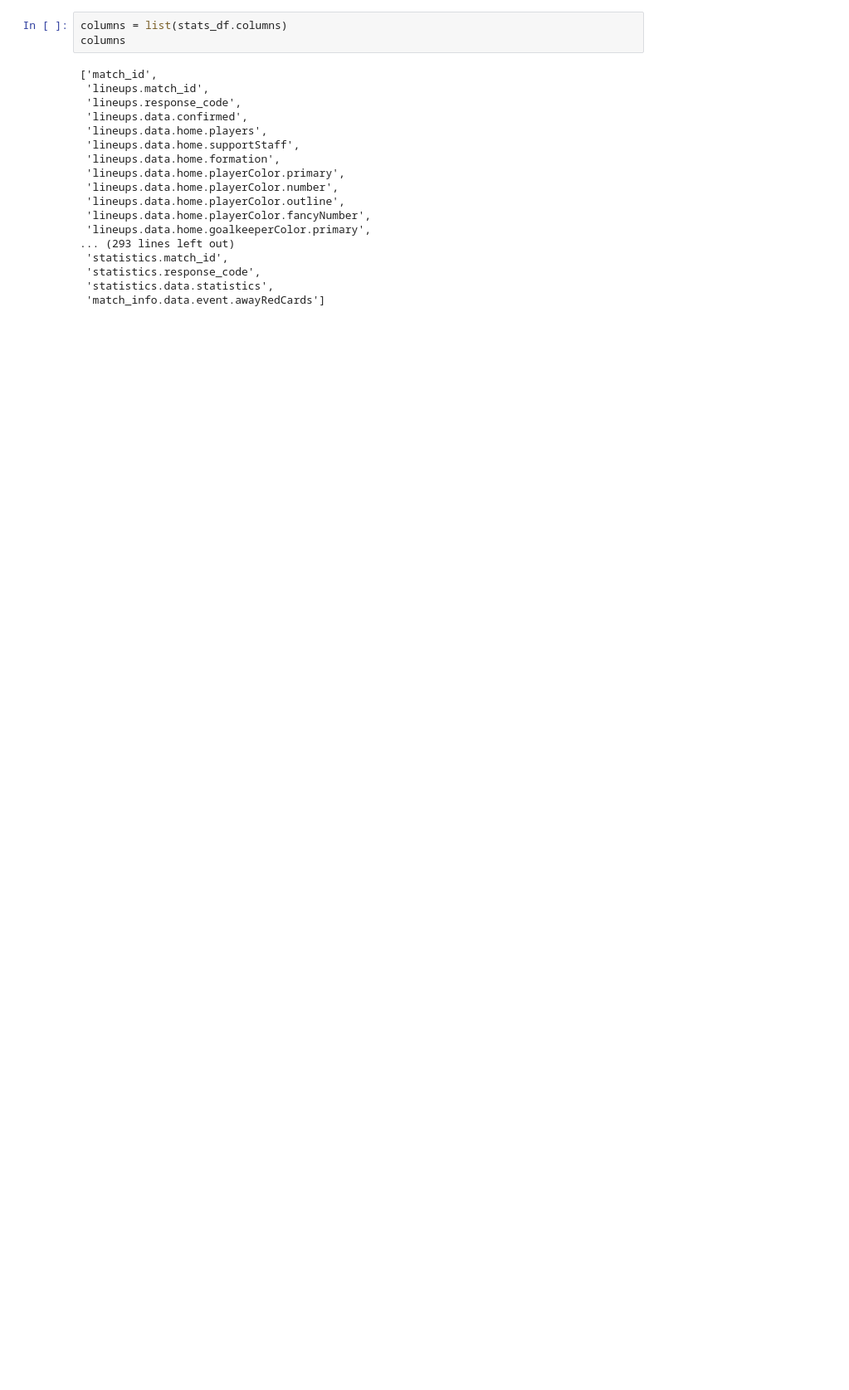
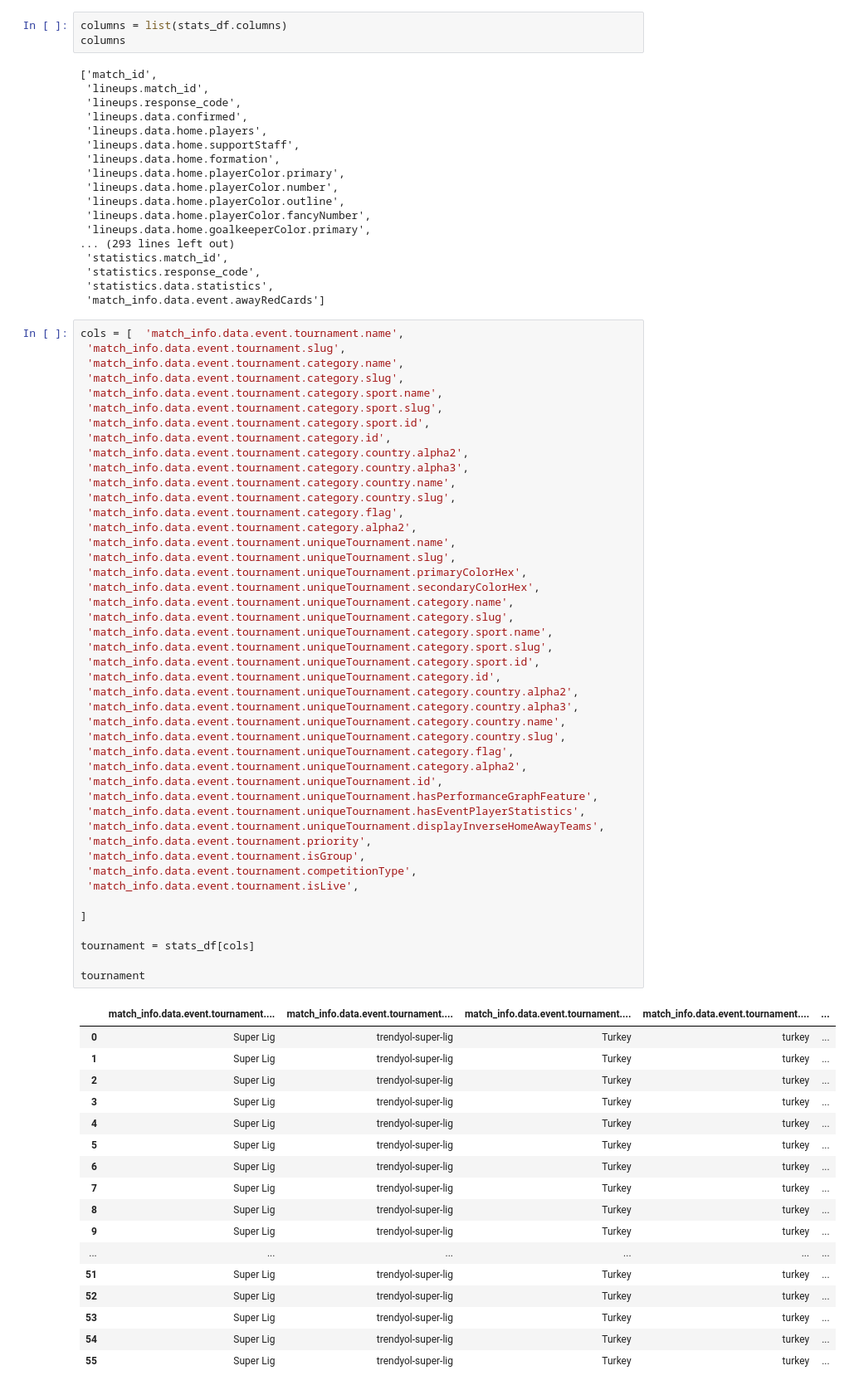
Before and after one commit to Ahmetyldrr/FxF, a Jupyter notebook: DataBaseKontrol.ipynb, the cells around one changed output. Shown: that part at 83% size. Cells and saved outputs as stored; diff of their text form; blank space fills up the shorter version.

```diff
--- a/DataBaseKontrol.ipynb
+++ b/DataBaseKontrol.ipynb
@@ -61,3 +79,66 @@ columns
  'statistics.response_code',
  'statistics.data.statistics',
  'match_info.data.event.awayRedCards']
+# %%
+cols = [  'match_info.data.event.tournament.name',
+ 'match_info.data.event.tournament.slug',
+ 'match_info.data.event.tournament.category.name',
+ 'match_info.data.event.tournament.category.slug',
+ 'match_info.data.event.tournament.category.sport.name',
+ 'match_info.data.event.tournament.category.sport.slug',
+ 'match_info.data.event.tournament.category.sport.id',
+ 'match_info.data.event.tournament.category.id',
+ 'match_info.data.event.tournament.category.country.alpha2',
+ 'match_info.data.event.tournament.category.country.alpha3',
+ 'match_info.data.event.tournament.category.country.name',
+ 'match_info.data.event.tournament.category.country.slug',
+ 'match_info.data.event.tournament.category.flag',
+ 'match_info.data.event.tournament.category.alpha2',
+ 'match_info.data.event.tournament.uniqueTournament.name',
+ 'match_info.data.event.tournament.uniqueTournament.slug',
+ 'match_info.data.event.tournament.uniqueTournament.primaryColorHex',
+ 'match_info.data.event.tournament.uniqueTournament.secondaryColorHex',
+ 'match_info.data.event.tournament.uniqueTournament.category.name',
+ 'match_info.data.event.tournament.uniqueTournament.category.slug',
+ 'match_info.data.event.tournament.uniqueTournament.category.sport.name',
+ 'match_info.data.event.tournament.uniqueTournament.category.sport.slug',
+ 'match_info.data.event.tournament.uniqueTournament.category.sport.id',
+ 'match_info.data.event.tournament.uniqueTournament.category.id',
+ 'match_info.data.event.tournament.uniqueTournament.category.country.alpha2',
+ 'match_info.data.event.tournament.uniqueTournament.category.country.alpha3',
+ 'match_info.data.event.tournament.uniqueTournament.category.country.name',
+ 'match_info.data.event.tournament.uniqueTournament.category.country.slug',
+ 'match_info.data.event.tournament.uniqueTournament.category.flag',
+ 'match_info.data.event.tournament.uniqueTournament.category.alpha2',
+ 'match_info.data.event.tournament.uniqueTournament.id',
+ 'match_info.data.event.tournament.uniqueTournament.hasPerformanceGraphFeature',
+ 'match_info.data.event.tournament.uniqueTournament.hasEventPlayerStatistics',
+ 'match_info.data.event.tournament.uniqueTournament.displayInverseHomeAwayTeams',
+ 'match_info.data.event.tournament.priority',
+ 'match_info.data.event.tournament.isGroup',
+ 'match_info.data.event.tournament.competitionType',
+ 'match_info.data.event.tournament.isLive',
+
+]
+
+tournament = stats_df[cols]
+
+tournament
+# %% [output]
+|  | match_info.data.event.tournament.... | match_info.data.event.tournament.... | match_info.data.event.tournament.... | match_info.data.event.tournament.... | ... |
+| 0 | Super Lig | trendyol-super-lig | Turkey | turkey | ... |
+| 1 | Super Lig | trendyol-super-lig | Turkey | turkey | ... |
+| 2 | Super Lig | trendyol-super-lig | Turkey | turkey | ... |
+| 3 | Super Lig | trendyol-super-lig | Turkey | turkey | ... |
+| 4 | Super Lig | trendyol-super-lig | Turkey | turkey | ... |
+| 5 | Super Lig | trendyol-super-lig | Turkey | turkey | ... |
+| 6 | Super Lig | trendyol-super-lig | Turkey | turkey | ... |
+| 7 | Super Lig | trendyol-super-lig | Turkey | turkey | ... |
+| 8 | Super Lig | trendyol-super-lig | Turkey | turkey | ... |
+| 9 | Super Lig | trendyol-super-lig | Turkey | turkey | ... |
+| ... | ... | ... | ... | ... | ... |
+| 51 | Super Lig | trendyol-super-lig | Turkey | turkey | ... |
+| 52 | Super Lig | trendyol-super-lig | Turkey | turkey | ... |
+| 53 | Super Lig | trendyol-super-lig | Turkey | turkey | ... |
+| 54 | Super Lig | trendyol-super-lig | Turkey | turkey | ... |
+| 55 | Super Lig | trendyol-super-lig | Turkey | turkey | ... |
```
Also changed, not shown: parts of 6 cells of this notebook, 4 other files.
